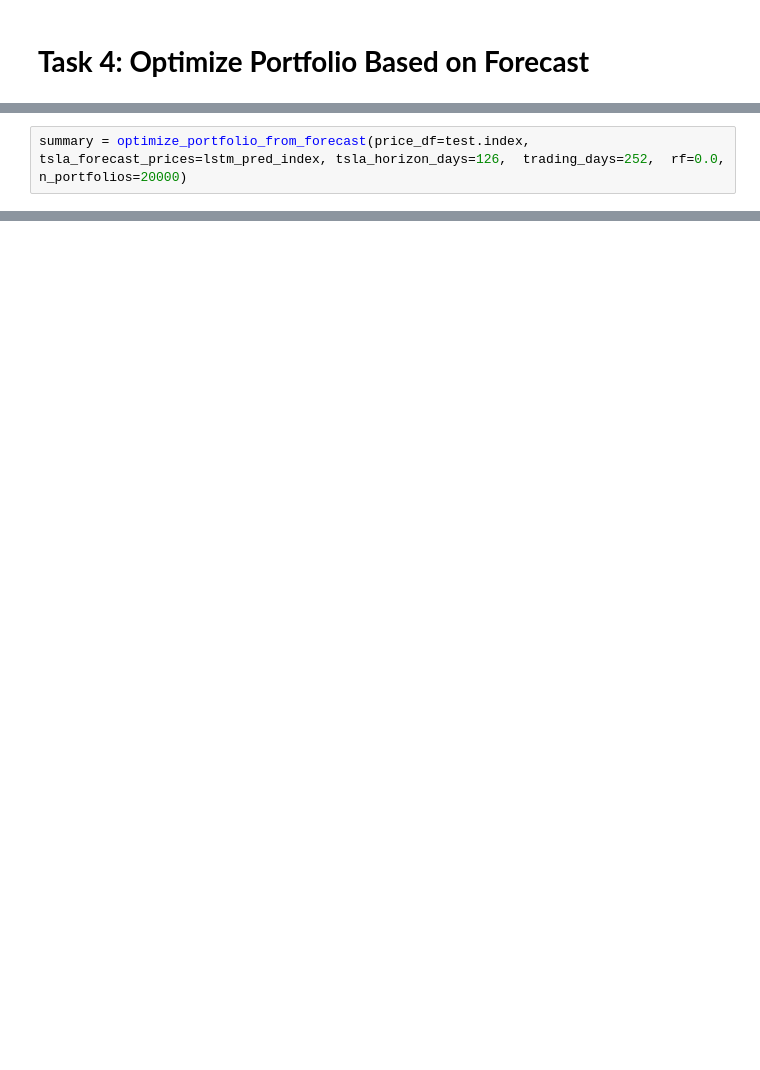
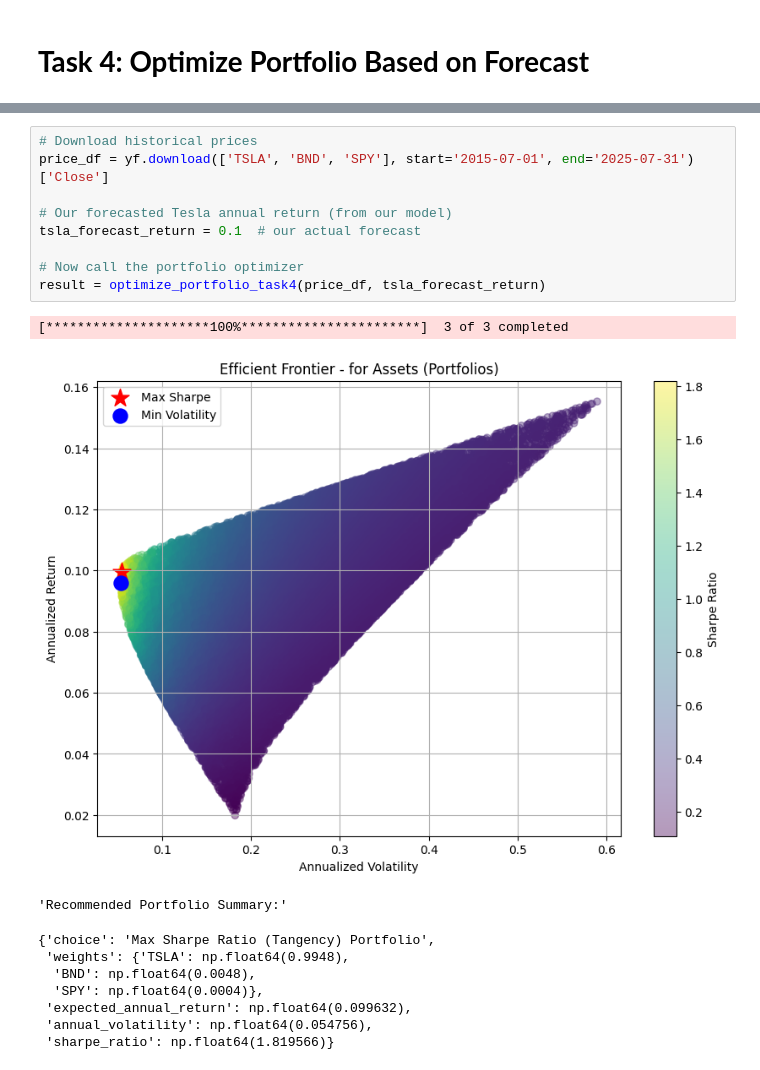
Before and after one commit to Addisu22/Time-Series-Forecasting-for-Portfolio-Management-Optimization, a Jupyter notebook: Notebooks/Optimize_Portfolio_Based_Forecast.ipynb, the cells around one changed output, grey strips where cells are left out. Cells and saved outputs as stored; diff of their text form; blank space fills up the shorter version.

Commit message:
Optimize Portfolio Based on Forecast

```diff
--- a/Notebooks/Optimize_Portfolio_Based_Forecast.ipynb
+++ b/Notebooks/Optimize_Portfolio_Based_Forecast.ipynb
@@ -206,2 +11,0 @@ def optimize_portfolio_from_forecast(price_df,
-# %%
-summary = optimize_portfolio_from_forecast(price_df=test.index, tsla_forecast_prices=lstm_pred_index, tsla_horizon_days=126,  trading_days=252,  rf=0.0,  n_portfolios=20000)
@@ -209,0 +116,20 @@ NameError: name 'test' is not defined
+# %%
+# Download historical prices
+price_df = yf.download(['TSLA', 'BND', 'SPY'], start='2015-07-01', end='2025-07-31')['Close']
+
+# Our forecasted Tesla annual return (from our model)
+tsla_forecast_return = 0.1  # our actual forecast
+
+# Now call the portfolio optimizer
+result = optimize_portfolio_task4(price_df, tsla_forecast_return)
+# %% [output]
+[*********************100%***********************]  3 of 3 completed
+[figure, added]
+'Recommended Portfolio Summary:'
+{'choice': 'Max Sharpe Ratio (Tangency) Portfolio',
+ 'weights': {'TSLA': np.float64(0.9948),
+  'BND': np.float64(0.0048),
+  'SPY': np.float64(0.0004)},
+ 'expected_annual_return': np.float64(0.099632),
+ 'annual_volatility': np.float64(0.054756),
+ 'sharpe_ratio': np.float64(1.819566)}
```
Also changed, not shown: parts of 4 cells of this notebook.
